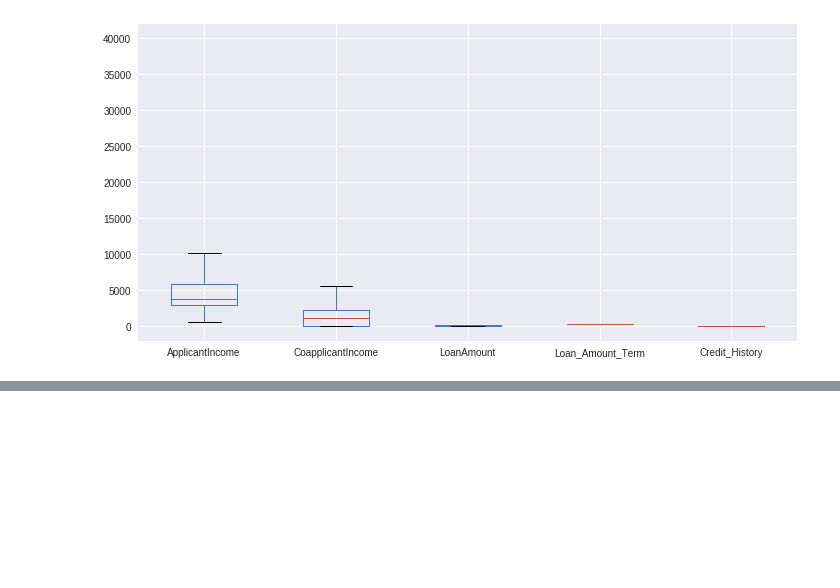
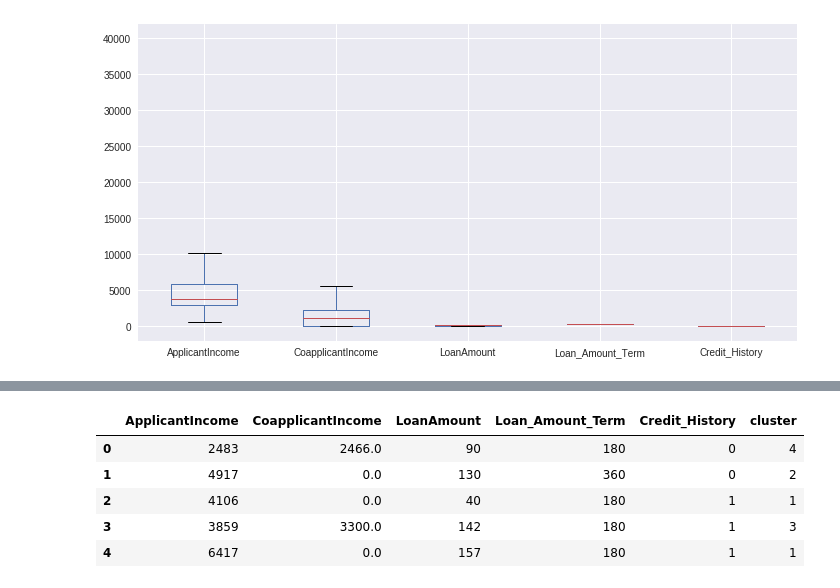
Before and after one commit to vipulpopat/MSCAI_Sem1_Etivity3, a Jupyter notebook: Etivity_3.ipynb, the cells around one changed output, grey strips where cells are left out. Drawn from its saved outputs; the diff is of its cells as text; code cells hidden in the pictures; blank space fills up the shorter version.

```diff
--- a/Etivity_3.ipynb
+++ b/Etivity_3.ipynb
@@ -140,0 +244,10 @@ plt.show()
+# %%
+df['cluster'] = pd.Series(selected_clustered_data_sklearn.labels_, index=df.index)
+df.head()
+# %% [output]
+|  | ApplicantIncome | CoapplicantIncome | LoanAmount | Loan_Amount_Term | Credit_History | cluster |
+| 0 | 2483 | 2466.0 | 90 | 180 | 0 | 4 |
+| 1 | 4917 | 0.0 | 130 | 360 | 0 | 2 |
+| 2 | 4106 | 0.0 | 40 | 180 | 1 | 1 |
+| 3 | 3859 | 3300.0 | 142 | 180 | 1 | 3 |
+| 4 | 6417 | 0.0 | 157 | 180 | 1 | 1 |
```
Also changed, not shown: parts of 8 cells of this notebook.
